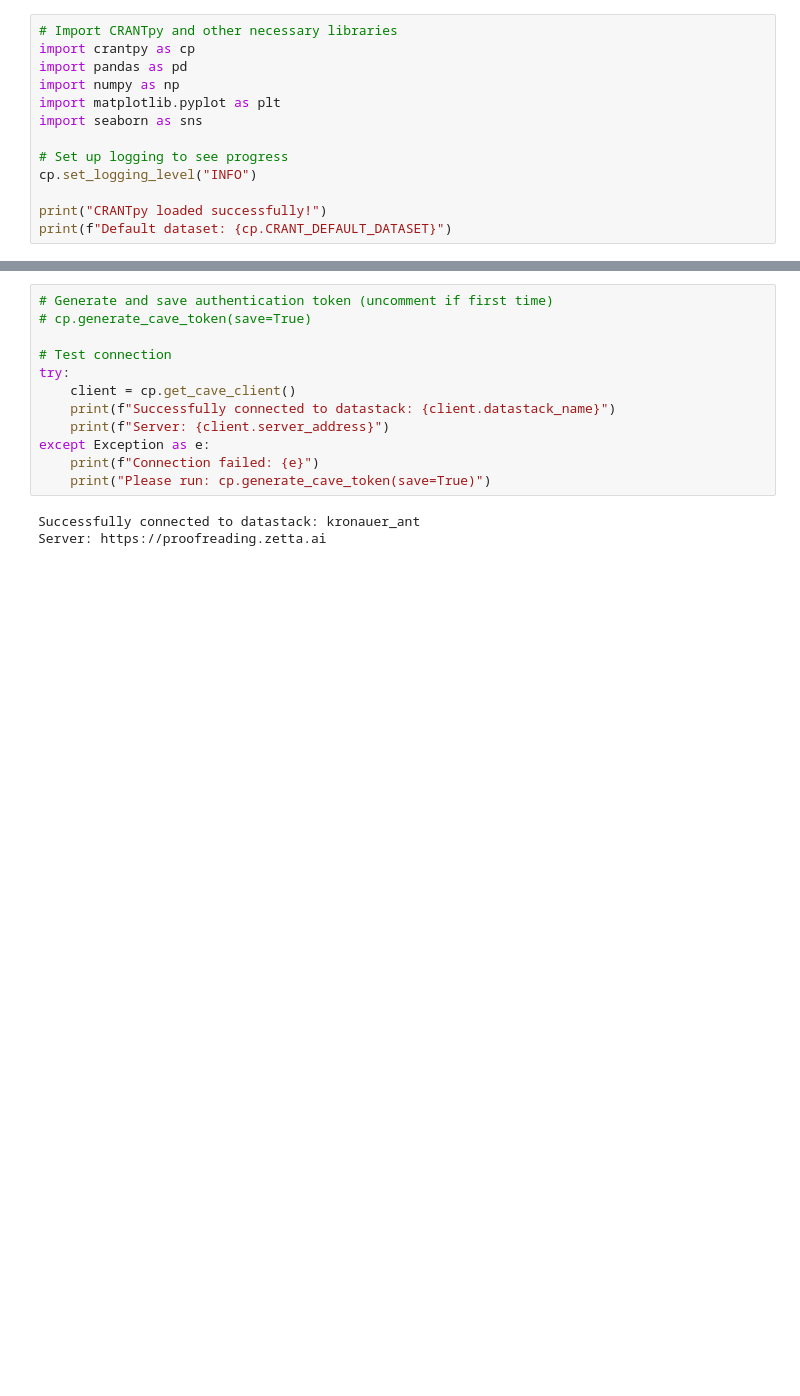
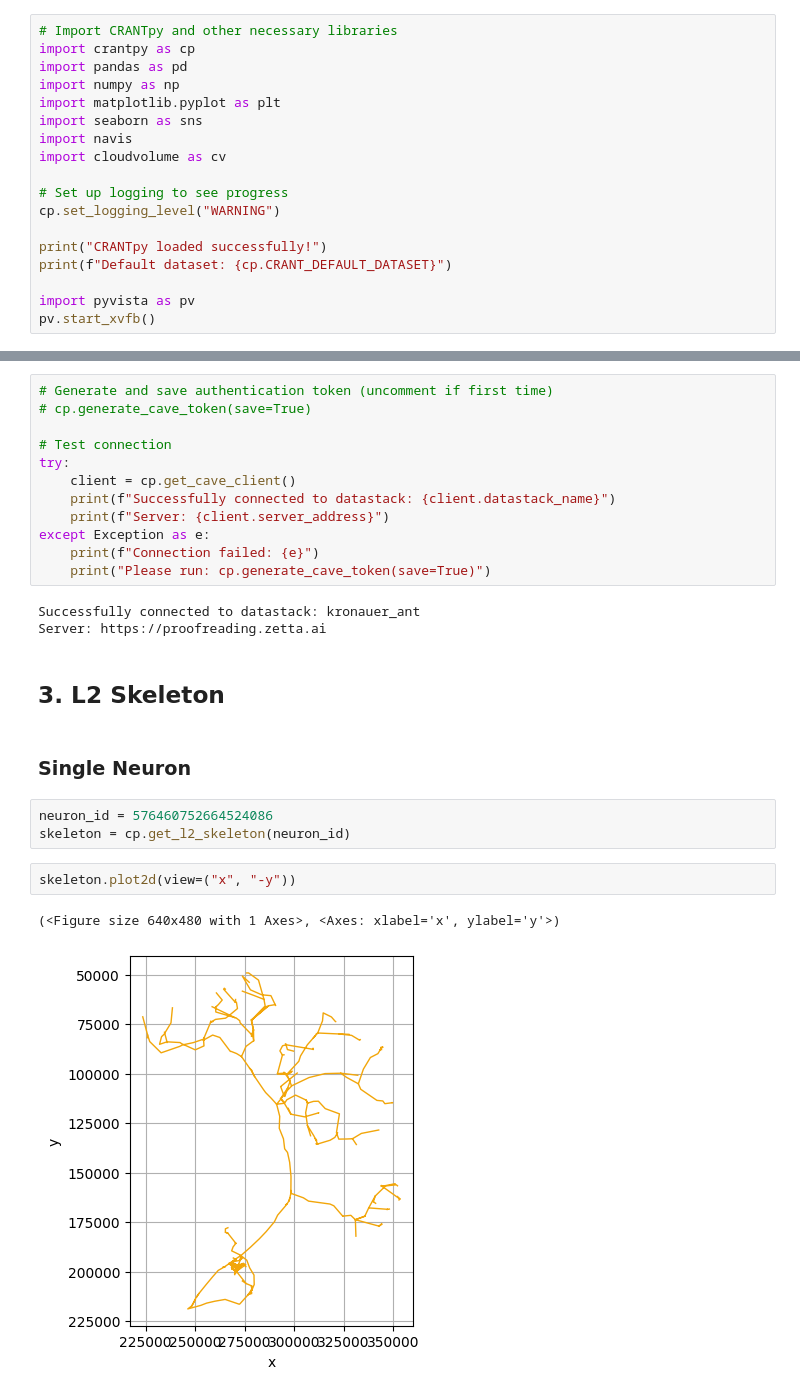
Before and after one commit to Social-Evolution-and-Behavior/crantpy, a Jupyter notebook: docs/deep_dive/visualization.ipynb, the cells around one changed output, grey strips where cells are left out. Saved outputs shown, nothing was run; the diff lists cells and outputs as text; blank space fills up the shorter version.

```diff
--- a/docs/deep_dive/visualization.ipynb
+++ b/docs/deep_dive/visualization.ipynb
@@ -8,12 +8,17 @@ import pandas as pd
 import numpy as np
 import matplotlib.pyplot as plt
 import seaborn as sns
+import navis
+import cloudvolume as cv
 
 # Set up logging to see progress
-cp.set_logging_level("INFO")
+cp.set_logging_level("WARNING")
 
 print("CRANTpy loaded successfully!")
 print(f"Default dataset: {cp.CRANT_DEFAULT_DATASET}")
+
+import pyvista as pv
+pv.start_xvfb()
 # %% [output]
 CRANTpy loaded successfully!
 Default dataset: latest
@@ -36,3 +42,15 @@ except Exception as e:
 # %% [output]
 Successfully connected to datastack: kronauer_ant
 Server: https://proofreading.zetta.ai
+# %% [markdown]
+## 3. L2 Skeleton
+# %% [markdown]
+### Single Neuron
+# %%
+neuron_id = 576460752664524086
+skeleton = cp.get_l2_skeleton(neuron_id)
+# %%
+skeleton.plot2d(view=("x", "-y"))
+# %% [output]
+(<Figure size 640x480 with 1 Axes>, <Axes: xlabel='x', ylabel='y'>)
+[figure, added]
```
Also changed, not shown: parts of 24 cells of this notebook, 10 other files.
